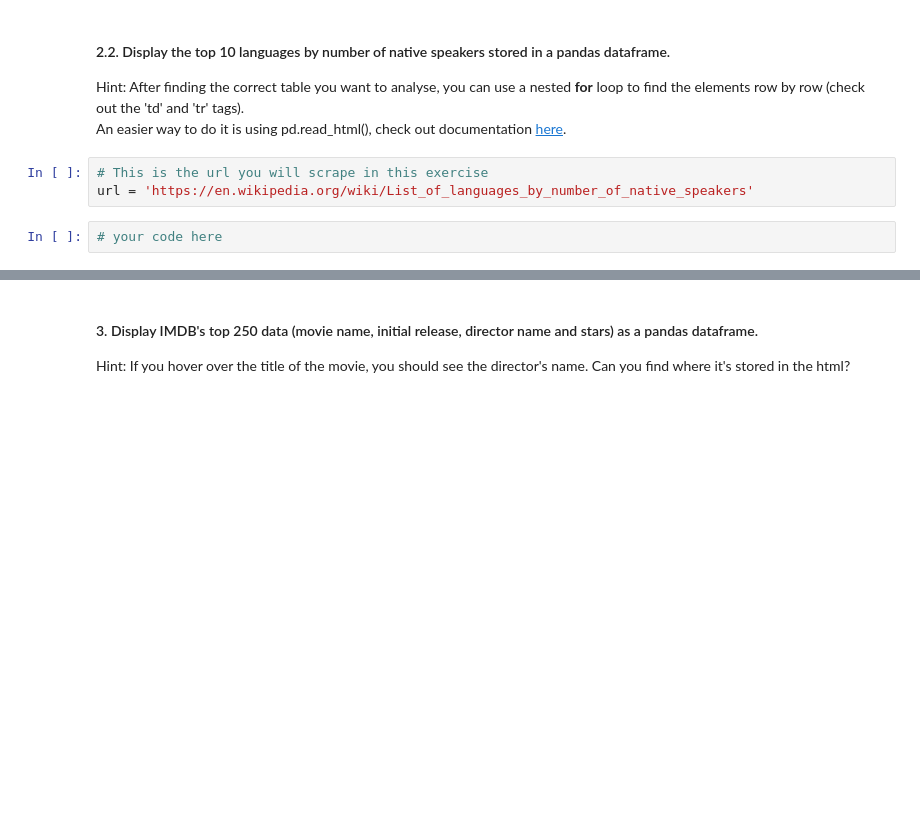
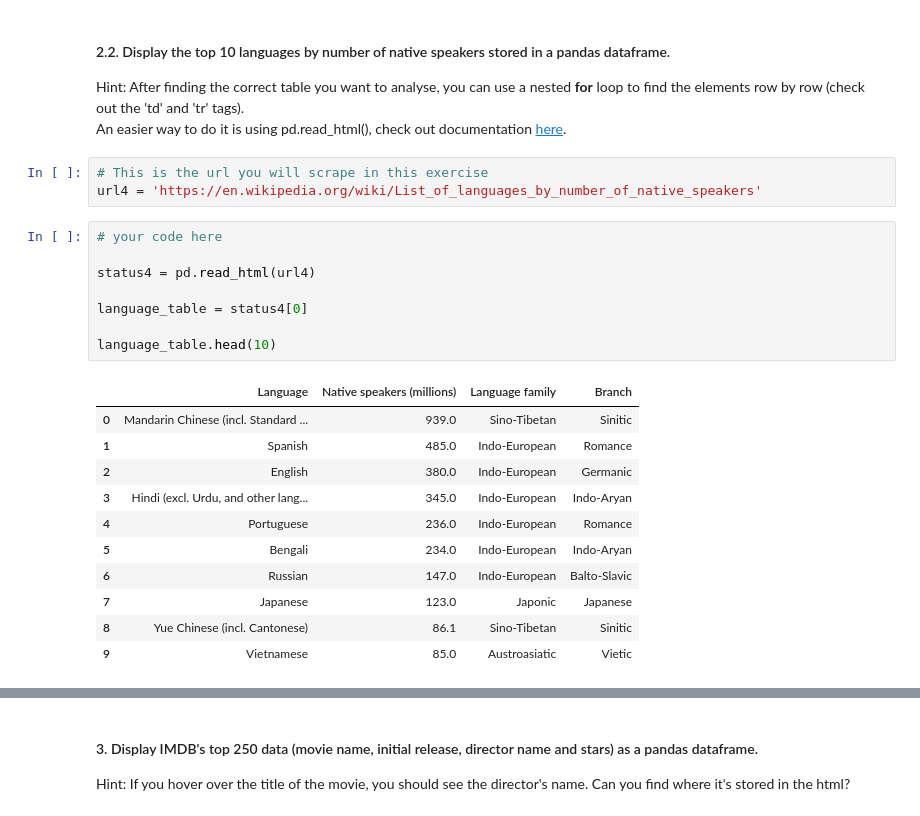
Before and after one commit to zepcerqueira/lab-web-scraping, a Jupyter notebook: your-code/main.ipynb, the cells around one changed output, grey strips where cells are left out. Saved outputs shown, nothing was run; the diff lists cells and outputs as text; blank space fills up the shorter version.

```diff
--- a/your-code/main.ipynb
+++ b/your-code/main.ipynb
@@ -112,6 +253,24 @@ url = 'https://www.wikipedia.org/'
 Hint: After finding the correct table you want to analyse, you can use a nested **for** loop to find the elements row by row (check out the 'td' and 'tr' tags). <br>An easier way to do it is using pd.read_html(), check out documentation [here](https://pandas.pydata.org/pandas-docs/version/0.23.4/generated/pandas.read_html.html).
 # %%
 # This is the url you will scrape in this exercise
-url = 'https://en.wikipedia.org/wiki/List_of_languages_by_number_of_native_speakers'
+url4 = 'https://en.wikipedia.org/wiki/List_of_languages_by_number_of_native_speakers'
-# %%
-# your code here
+# %%
+# your code here
+
+status4 = pd.read_html(url4)
+
+language_table = status4[0]
+
+language_table.head(10)
+# %% [output]
+|  | Language | Native speakers (millions) | Language family | Branch |
+| 0 | Mandarin Chinese (incl. Standard ... | 939.0 | Sino-Tibetan | Sinitic |
+| 1 | Spanish | 485.0 | Indo-European | Romance |
+| 2 | English | 380.0 | Indo-European | Germanic |
+| 3 | Hindi (excl. Urdu, and other lang... | 345.0 | Indo-European | Indo-Aryan |
+| 4 | Portuguese | 236.0 | Indo-European | Romance |
+| 5 | Bengali | 234.0 | Indo-European | Indo-Aryan |
+| 6 | Russian | 147.0 | Indo-European | Balto-Slavic |
+| 7 | Japanese | 123.0 | Japonic | Japanese |
+| 8 | Yue Chinese (incl. Cantonese) | 86.1 | Sino-Tibetan | Sinitic |
+| 9 | Vietnamese | 85.0 | Austroasiatic | Vietic |
```
Also changed, not shown: parts of 28 cells of this notebook.
